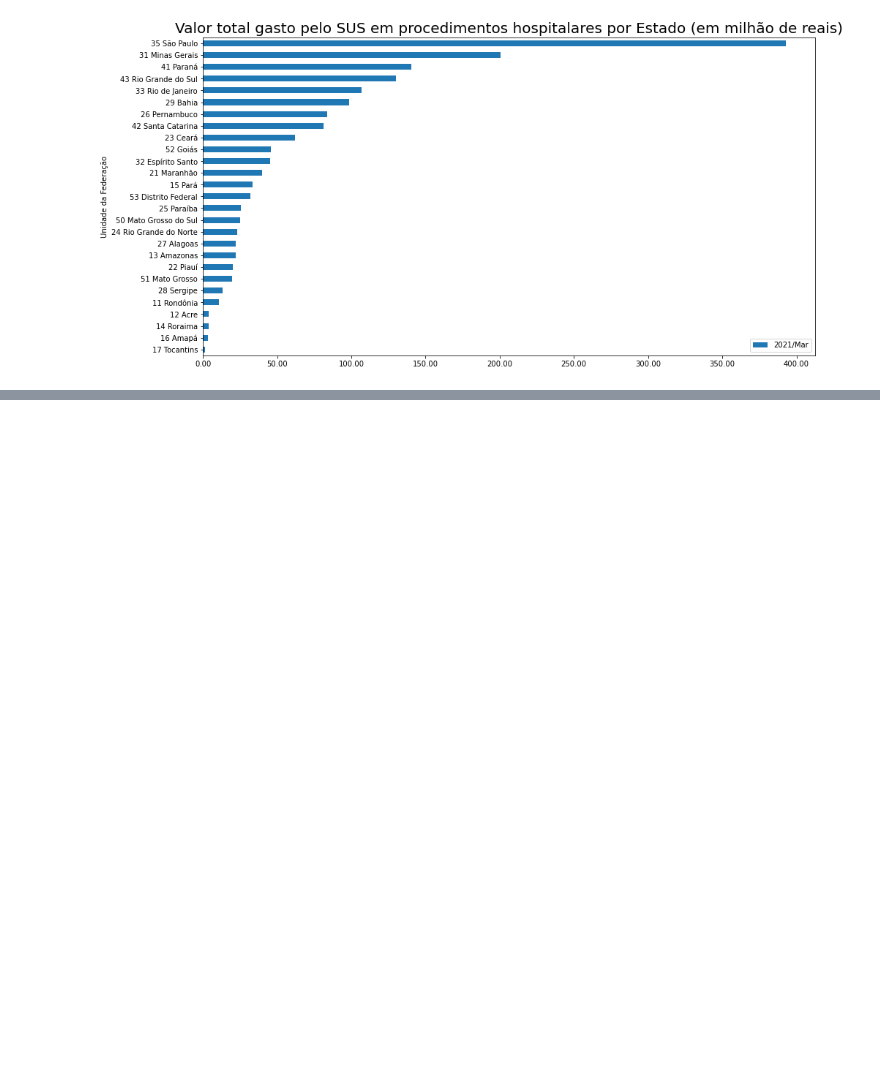
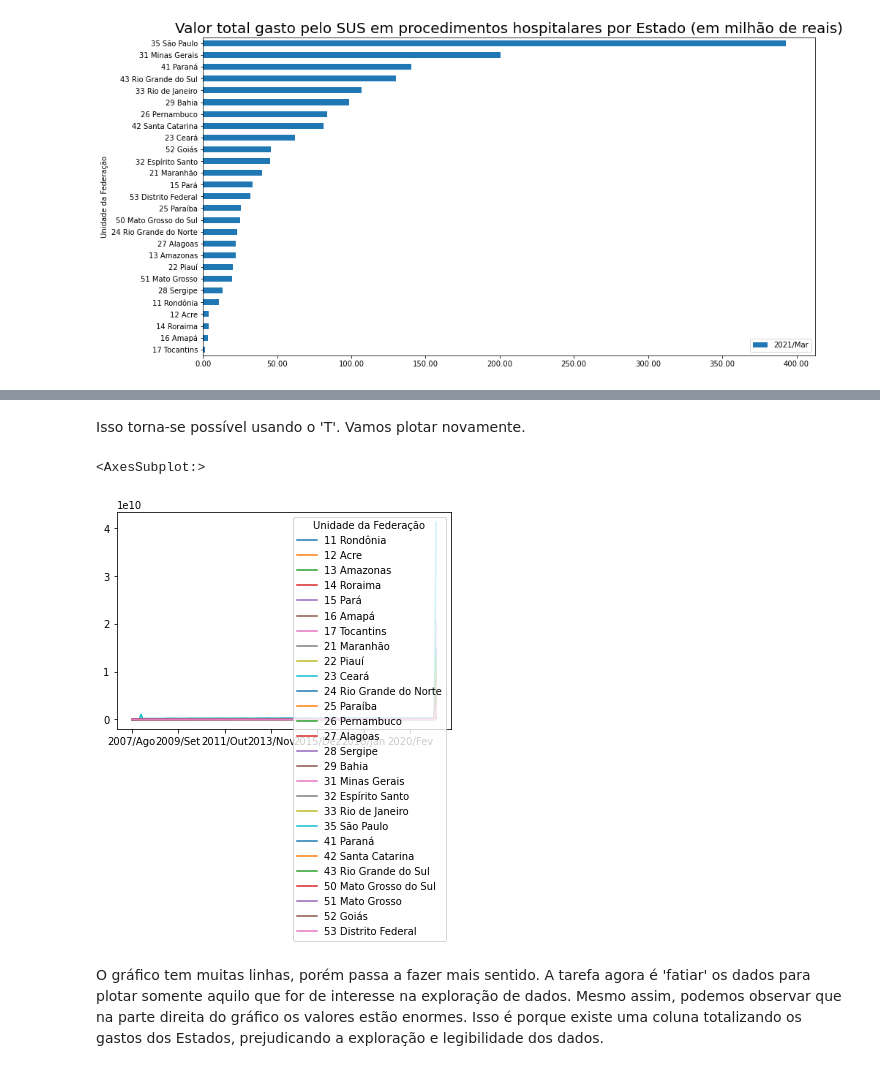
Before and after one commit to edwi-feitoza/bootcamp-alura-data-science-3, a Jupyter notebook: modulo_1/bootcamp_alura_datasus.ipynb, the cells around one changed output, grey strips where cells are left out. Saved outputs shown, nothing was run; the diff lists cells and outputs as text; code cells hidden in the pictures; blank space fills up the shorter version.

```diff
--- a/modulo_1/bootcamp_alura_datasus.ipynb
+++ b/modulo_1/bootcamp_alura_datasus.ipynb
@@ -143,0 +330,9 @@ plt.show()
+# %% [markdown]
+Isso torna-se possível usando o 'T'. Vamos plotar novamente.
+# %%
+dados_atendimentos.T.plot()
+# %% [output]
+<AxesSubplot:>
+[figure, added]
+# %% [markdown]
+O gráfico tem muitas linhas, porém passa a fazer mais sentido. A tarefa agora é 'fatiar' os dados para plotar somente aquilo que for de interesse na exploração de dados. Mesmo assim, podemos observar que na parte direita do gráfico os valores estão enormes. Isso é porque existe uma coluna totalizando os gastos dos Estados, prejudicando a exploração e legibilidade dos dados.
```
Also changed, not shown: parts of 38 cells of this notebook, 1 other file.
